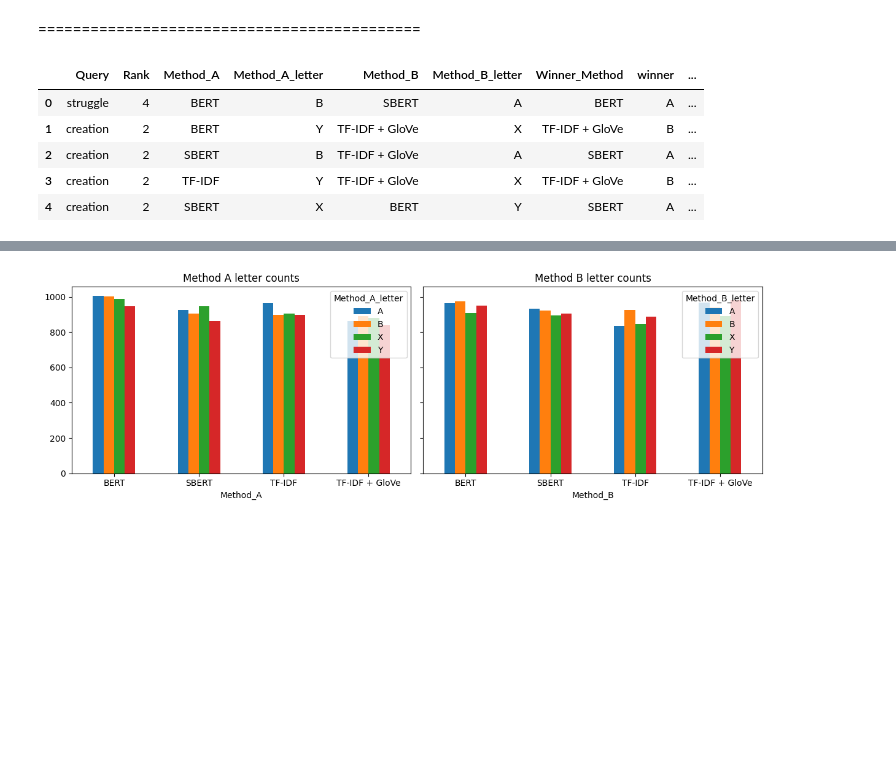
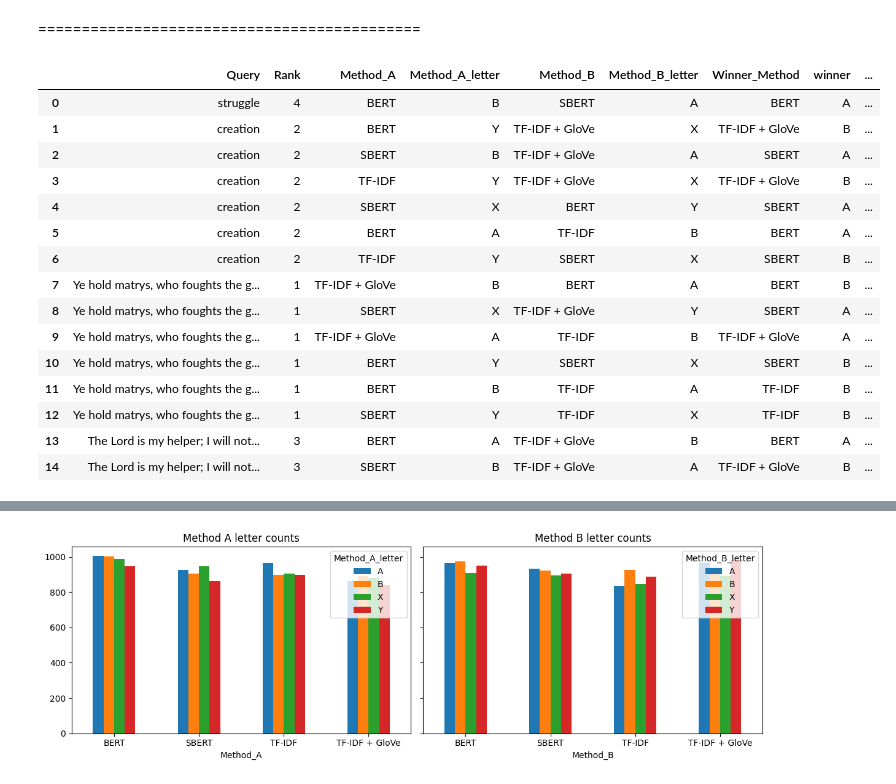
Before and after one commit to cwc09262/psalms-nlp-research, a Jupyter notebook: query_compare/llm_scoring/new_full/llm_results_eval.ipynb, the cells around one changed output, grey strips where cells are left out. Cells and saved outputs as stored; diff of their text form; code cells hidden in the pictures; blank space fills up the shorter version.

```diff
--- a/query_compare/llm_scoring/new_full/llm_results_eval.ipynb
+++ b/query_compare/llm_scoring/new_full/llm_results_eval.ipynb
@@ -316,8 +557,6 @@ pd.crosstab(comparisons["Method_A"], comparisons["Method_A_letter"])
 | SBERT | 926 | 907 | 949 | 863 |
 | TF-IDF | 965 | 898 | 904 | 899 |
 | TF-IDF + GloVe | 864 | 891 | 881 | 838 |
-# %%
-comparisons = comparisons.loc[:, ~comparisons.columns.duplicated()]
 # %%
 method_letter_counts = pd.crosstab(
     comparisons["Method_A"],
@@ -638,11 +752,21 @@ scores = augmented_scores
 # %% [markdown]
 ============================================
 # %%
-comparisons.head()
+comparisons.head(15)
 # %% [output]
 |  | Query | Rank | Method_A | Method_A_letter | Method_B | Method_B_letter | Winner_Method | winner | ... |
 | 0 | struggle | 4 | BERT | B | SBERT | A | BERT | A | ... |
 | 1 | creation | 2 | BERT | Y | TF-IDF + GloVe | X | TF-IDF + GloVe | B | ... |
 | 2 | creation | 2 | SBERT | B | TF-IDF + GloVe | A | SBERT | A | ... |
 | 3 | creation | 2 | TF-IDF | Y | TF-IDF + GloVe | X | TF-IDF + GloVe | B | ... |
 | 4 | creation | 2 | SBERT | X | BERT | Y | SBERT | A | ... |
+| 5 | creation | 2 | BERT | A | TF-IDF | B | BERT | A | ... |
+| 6 | creation | 2 | TF-IDF | Y | SBERT | X | SBERT | B | ... |
+| 7 | Ye hold matrys, who foughts the g... | 1 | TF-IDF + GloVe | B | BERT | A | BERT | B | ... |
+| 8 | Ye hold matrys, who foughts the g... | 1 | SBERT | X | TF-IDF + GloVe | Y | SBERT | A | ... |
+| 9 | Ye hold matrys, who foughts the g... | 1 | TF-IDF + GloVe | A | TF-IDF | B | TF-IDF + GloVe | A | ... |
+| 10 | Ye hold matrys, who foughts the g... | 1 | BERT | Y | SBERT | X | SBERT | B | ... |
+| 11 | Ye hold matrys, who foughts the g... | 1 | BERT | B | TF-IDF | A | TF-IDF | B | ... |
+| 12 | Ye hold matrys, who foughts the g... | 1 | SBERT | Y | TF-IDF | X | TF-IDF | B | ... |
+| 13 | The Lord is my helper; I will not... | 3 | BERT | A | TF-IDF + GloVe | B | BERT | A | ... |
+| 14 | The Lord is my helper; I will not... | 3 | SBERT | B | TF-IDF + GloVe | A | TF-IDF + GloVe | B | ... |
```
Also changed, not shown: parts of 81 cells of this notebook.
